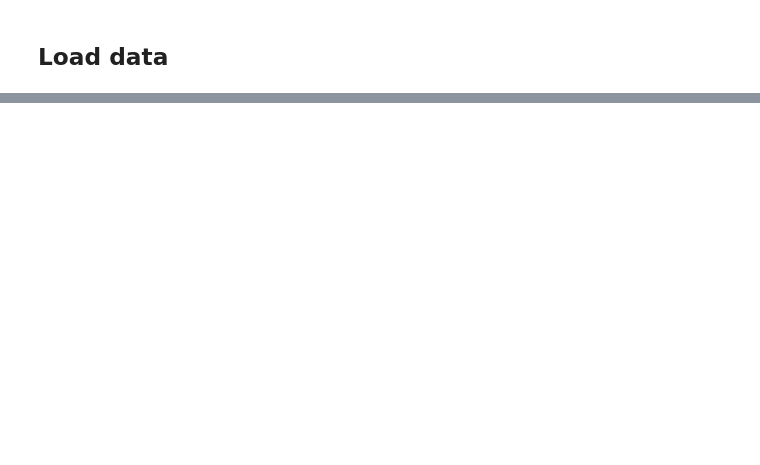
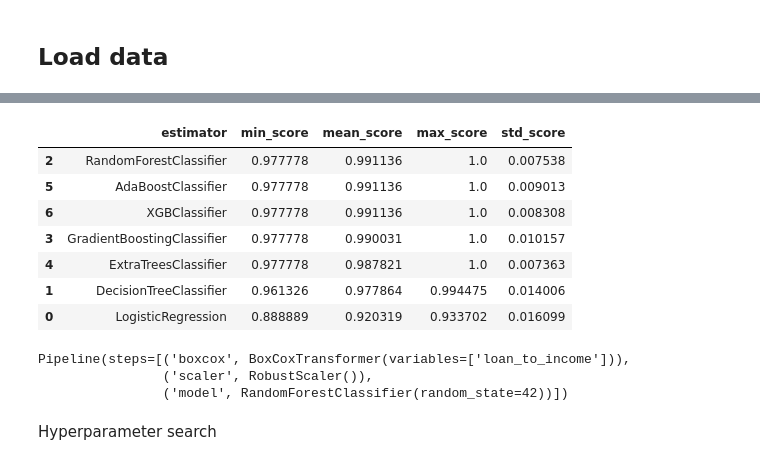
Before and after one commit to DavidRC-Projects/Approval_Predict, a Jupyter notebook: jupyter_notebooks/06 - Modeling and Evaluation.ipynb, the cells around one changed output, grey strips where cells are left out. Drawn from its saved outputs; the diff is of its cells as text; code cells hidden in the pictures; blank space fills up the shorter version.

```diff
--- a/jupyter_notebooks/06 - Modeling and Evaluation.ipynb
+++ b/jupyter_notebooks/06 - Modeling and Evaluation.ipynb
@@ -83,0 +158,20 @@ X.head(3), y.head(3)
+# %%
+models_quick_search = {
+    "LogisticRegression": LogisticRegression(random_state=42),
+    "DecisionTreeClassifier": DecisionTreeClassifier(random_state=42),
+    "RandomForestClassifier": RandomForestClassifier(random_state=42),
+    "GradientBoostingClassifier": GradientBoostingClassifier(random_state=42),
+    "ExtraTreesClassifier": ExtraTreesClassifier(random_state=42),
+    "AdaBoostClassifier": AdaBoostClassifier(random_state=42),
+    "XGBClassifier": XGBClassifier(random_state=42)
+}
+
+params_quick_search = {
+    "LogisticRegression": {},
+    "DecisionTreeClassifier": {},
+    "RandomForestClassifier": {},
+    "GradientBoostingClassifier": {},
+    "ExtraTreesClassifier": {},
+    "AdaBoostClassifier": {},
+    "XGBClassifier": {},
+}
@@ -83,0 +261,22 @@ X.head(3), y.head(3)
+# %%
+results_summary, search_pipelines = search.score_summary(sort_by='mean_score')
+display(results_summary)
+# %% [output]
+|  | estimator | min_score | mean_score | max_score | std_score |
+| 2 | RandomForestClassifier | 0.977778 | 0.991136 | 1.0 | 0.007538 |
+| 5 | AdaBoostClassifier | 0.977778 | 0.991136 | 1.0 | 0.009013 |
+| 6 | XGBClassifier | 0.977778 | 0.991136 | 1.0 | 0.008308 |
+| 3 | GradientBoostingClassifier | 0.977778 | 0.990031 | 1.0 | 0.010157 |
+| 4 | ExtraTreesClassifier | 0.977778 | 0.987821 | 1.0 | 0.007363 |
+| 1 | DecisionTreeClassifier | 0.961326 | 0.977864 | 0.994475 | 0.014006 |
+| 0 | LogisticRegression | 0.888889 | 0.920319 | 0.933702 | 0.016099 |
+# %%
+best_model = results_summary.iloc[0, 0]
+pipeline_clf = search.grid_searches[best_model].best_estimator_
+pipeline_clf
+# %% [output]
+Pipeline(steps=[('boxcox', BoxCoxTransformer(variables=['loan_to_income'])),
+                ('scaler', RobustScaler()),
+                ('model', RandomForestClassifier(random_state=42))])
+# %% [markdown]
+Hyperparameter search
```
Also changed, not shown: parts of 18 cells of this notebook, 1 other file.
